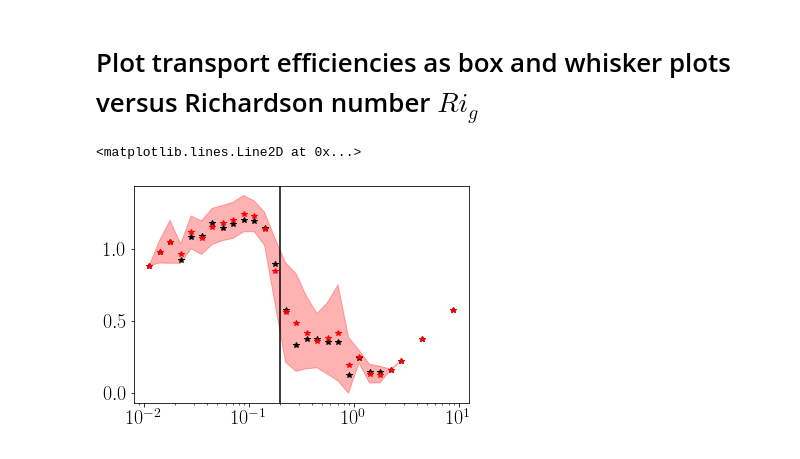
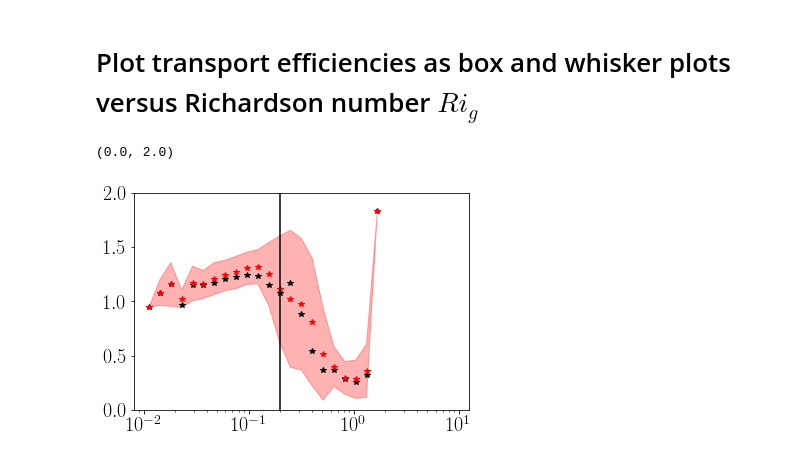
Before and after one commit to bgreene777/SBL_LES, a Jupyter notebook: ipynb/plot_quadrant.ipynb, the cells around one changed output. Drawn from its saved outputs; the diff is of its cells as text; code cells hidden in the pictures.

Commit message:
plot new simulations

```diff
--- a/ipynb/plot_quadrant.ipynb
+++ b/ipynb/plot_quadrant.ipynb
@@ -312,0 +295,8 @@ Data variables:
+# %%
+fig4, ax4 = plt.subplots(1)
+for s in sall:
+    ax4.plot(s.Rtu, s.z/s.he, label=f"$h/L={{{(s.he/s.L).values:3.2f}}}$")
+ax4.set_xlabel("$R_{\\theta u}$")
+ax4.set_ylabel("$z/h$")
+ax4.set_ylim([0, 1])
+ax4.legend(fontsize=12)
@@ -339,0 +513,22 @@ ax5[0].xaxis.set_major_locator(MultipleLocator(0.2))
+# %%
+# theta'w'
+fig5, ax5 = plt.subplots(nrows=1, ncols=4, sharey=True, sharex=True, figsize=(14.8, 5))
+# loop over simulations
+for s, quad in zip(sall, quadall):
+    isbl = np.where(s.z <= s.he)[0]
+    # quadrant I: u+w+
+    ax5[0].plot(s.z[isbl]/s.LL, (np.abs(quad.tw_pp)/np.abs(quad.tw_sum))[isbl],
+                label=f"$h/L={{{(s.he/s.L).values:3.2f}}}$", ls="", marker="*")
+    # quadrant II: u-w+
+    ax5[1].plot(s.z[isbl]/s.LL, (np.abs(quad.tw_np)/np.abs(quad.tw_sum))[isbl], ls="", marker="*")
+    # quadrant III: u-w-
+    ax5[2].plot(s.z[isbl]/s.LL, (np.abs(quad.tw_nn)/np.abs(quad.tw_sum))[isbl], ls="", marker="*")
+    # quadrant II: u+w-
+    ax5[3].plot(s.z[isbl]/s.LL, (np.abs(quad.tw_pn)/np.abs(quad.tw_sum))[isbl], ls="", marker="*")
+
+ax5[0].set_xscale("log")
+ax5[0].set_xlim([1e-2, 1e3])
+ax5[0].set_ylim([0.1, 0.4])
+[iax.set_xlabel("$z/\\Lambda$") for iax in ax5]
+ax5[0].set_ylabel("$|\\overline{\\theta w}^{k}| / \\Sigma | \\overline{\\theta w}^k |$")
+[iax.axhline(0.25, color="k", alpha=0.5) for iax in ax5]
@@ -356,11 +557,11 @@ for s in sall:
     # calculate stress intensity ratio c^2
     s["c2"] = s.ustar2[isbl]/s.e
     # Ruw
-    ax6[0,1].plot(s.LM[isbl], s.Ruw[isbl], "x")
+    ax6[0,1].plot(s.z[isbl]/s.zj, s.Ruw[isbl], "x")
     # Rtw
-    ax6[1,1].plot(s.LM[isbl], s.Rtw[isbl], "x")
+    ax6[1,1].plot(s.z[isbl]/s.zj, s.Rtw[isbl], "x")
     # Ruw / Rtw
-    ax6[2,1].plot(s.LM[isbl], s.Ruw[isbl]/s.Rtw[isbl], "x")
+    ax6[2,1].plot(s.z[isbl]/s.zj, s.Ruw[isbl]/s.Rtw[isbl], "x")
     # plot versus Ri
     # Ruw
     ax6[0,2].plot(s.Rig[isbl], s.Ruw[isbl], "x")
@@ -377,13 +578,13 @@ ax6[1,0].set_xlim([1e-2, 1e3])
 ax6[1,0].set_ylabel("$R_{\\theta w}$")
 ax6[2,0].set_xlabel("$z/\\Lambda$")
 ax6[2,0].set_ylabel("$R_{uw} / R_{\\theta w}$")
-ax6[2,0].set_ylim([0.01, 10])
-ax6[2,0].set_yscale("log")
+ax6[2,0].set_ylim([0.0, 2])
+# ax6[2,0].set_yscale("log")
 
 ax6[2,1].set_xscale("log")
 # ax6[2,1].set_xlim([1e-1, 1e1])
 # ax6[2,1].set_xlabel("$L_s/\kappa z$")
-ax6[2,1].set_xlabel("$L_M$")
+ax6[2,1].set_xlabel("$z / z_j$")
 
 ax6[2,2].set_xscale("log")
 ax6[2,2].set_xlim([1e-2, 1e1])
@@ -450,7 +709,7 @@ Rtw = Rtw_all[isort]
 Ruwtw = Ruw / Rtw
 
 # define bin edges
-Ribin = np.logspace(-2, 1, 31)
+Ribin = np.logspace(-2, 1, 30)
 # calculate bin centers for plotting later
 Ribin_mid = []
 for iR in range(len(Ribin)-1):
@@ -468,16 +727,17 @@ for iR in range(len(Ribin)-1):
 # %%
 fig7, ax7 = plt.subplots(1)
 stdlo = []
 stdhi = []
 for ib, bb in enumerate(Ruwtw_bin):
     ax7.plot(Ribin_mid[ib], np.nanmedian(bb), "*k")
     ax7.plot(Ribin_mid[ib], np.nanmean(bb), "*r")
     stdlo.append(np.nanmean(bb)-np.nanstd(bb))
     stdhi.append(np.nanmean(bb)+np.nanstd(bb))
 ax7.fill_between(Ribin_mid, stdlo, stdhi, alpha=0.3, color="r")
 
 ax7.set_xscale("log")
 ax7.axvline(0.20, c="k")
+ax7.set_ylim([0, 2])
 # %% [output]
-<matplotlib.lines.Line2D at 0x...>
+(0.0, 2.0)
-[figure, old version]
+[figure, new version]
```
Also changed, not shown: parts of 35 cells of this notebook, 1 other file.
